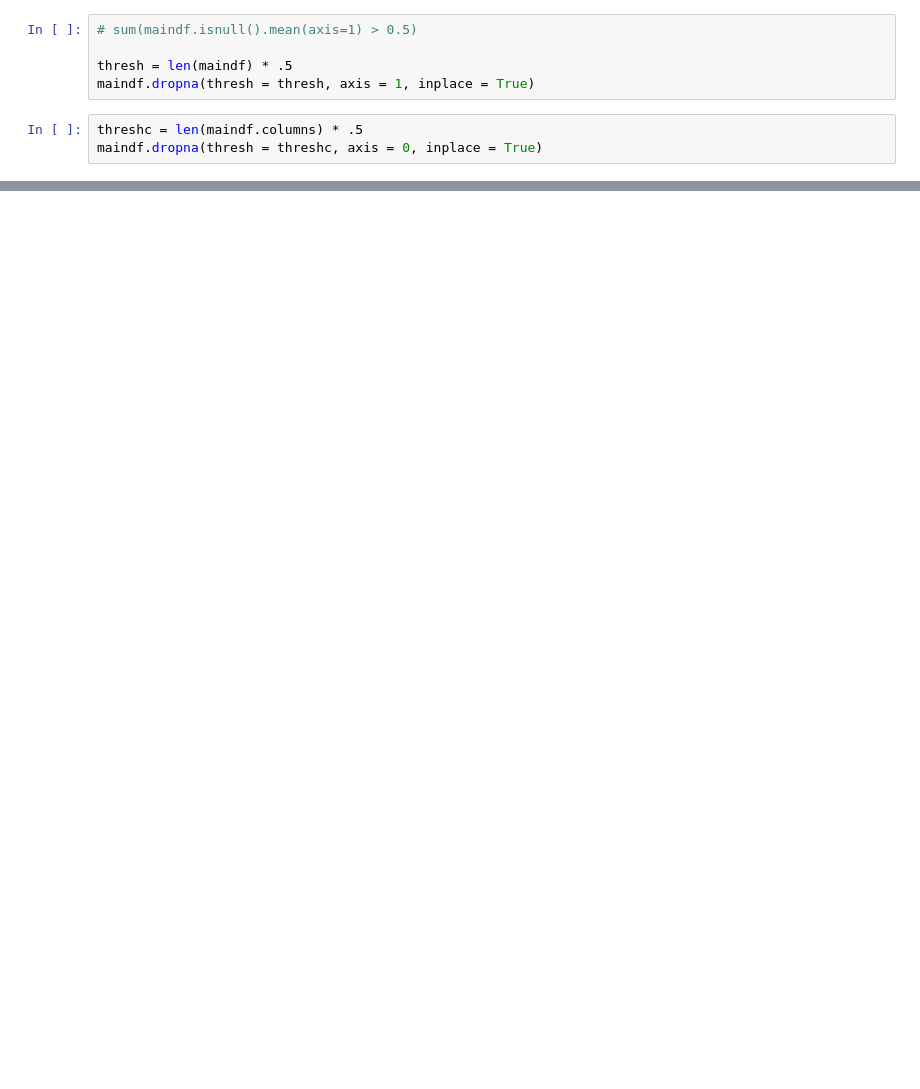
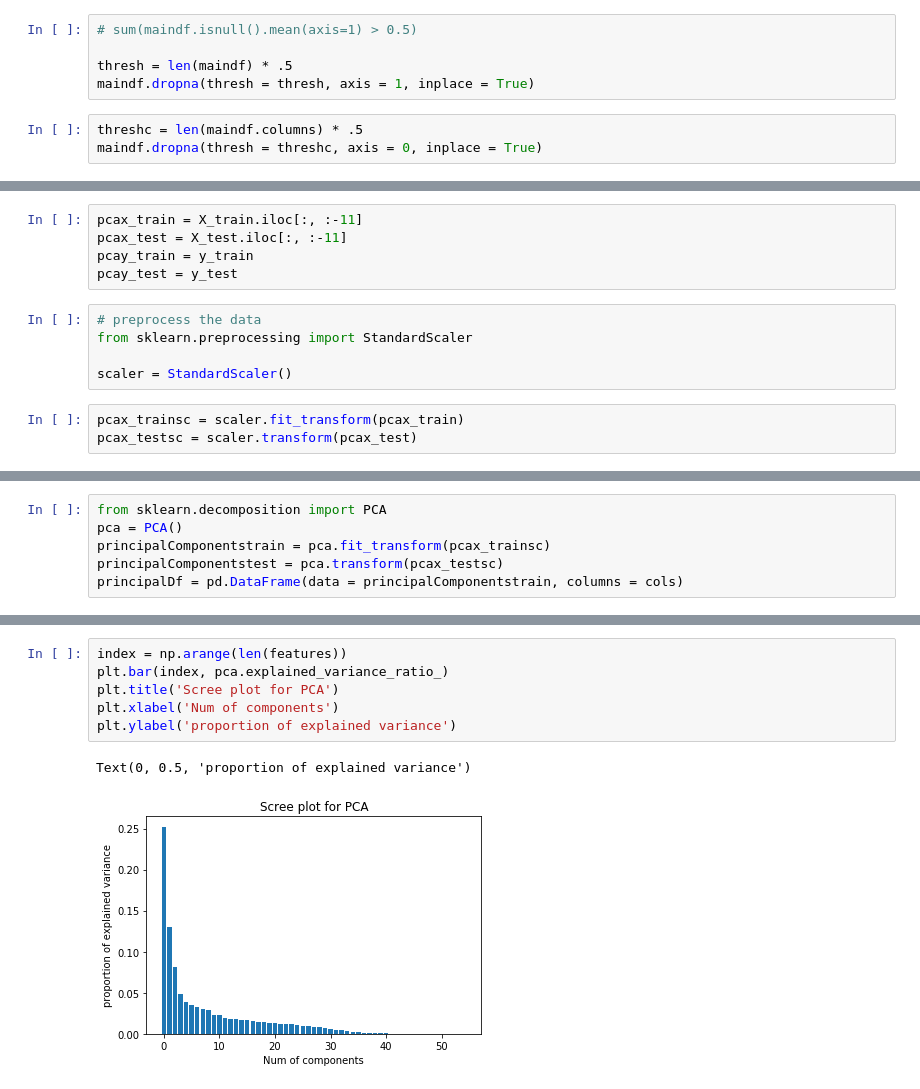
Before and after one commit to ndelrossi7/FloodlightOpenModel, a Jupyter notebook: test1.ipynb, the cells around one changed output, grey strips where cells are left out. Drawn from its saved outputs; the diff is of its cells as text; blank space fills up the shorter version.

```diff
--- a/test1.ipynb
+++ b/test1.ipynb
@@ -141,0 +450,13 @@ maindf['{}'.format('mood_mean')] = maindf.groupby('diagnosis').transform(lambda
+# %%
+pcax_train = X_train.iloc[:, :-11]
+pcax_test = X_test.iloc[:, :-11]
+pcay_train = y_train
+pcay_test = y_test
+# %%
+# preprocess the data
+from sklearn.preprocessing import StandardScaler
+
+scaler = StandardScaler()
+# %%
+pcax_trainsc = scaler.fit_transform(pcax_train)
+pcax_testsc = scaler.transform(pcax_test)
@@ -141,0 +467,6 @@ maindf['{}'.format('mood_mean')] = maindf.groupby('diagnosis').transform(lambda
+# %%
+from sklearn.decomposition import PCA
+pca = PCA()
+principalComponentstrain = pca.fit_transform(pcax_trainsc)
+principalComponentstest = pca.transform(pcax_testsc)
+principalDf = pd.DataFrame(data = principalComponentstrain, columns = cols)
@@ -141,0 +603,9 @@ maindf['{}'.format('mood_mean')] = maindf.groupby('diagnosis').transform(lambda
+# %%
+index = np.arange(len(features))
+plt.bar(index, pca.explained_variance_ratio_)
+plt.title('Scree plot for PCA')
+plt.xlabel('Num of components')
+plt.ylabel('proportion of explained variance')
+# %% [output]
+Text(0, 0.5, 'proportion of explained variance')
+[figure, added]
```
Also changed, not shown: parts of 102 cells of this notebook, 2 other files.
